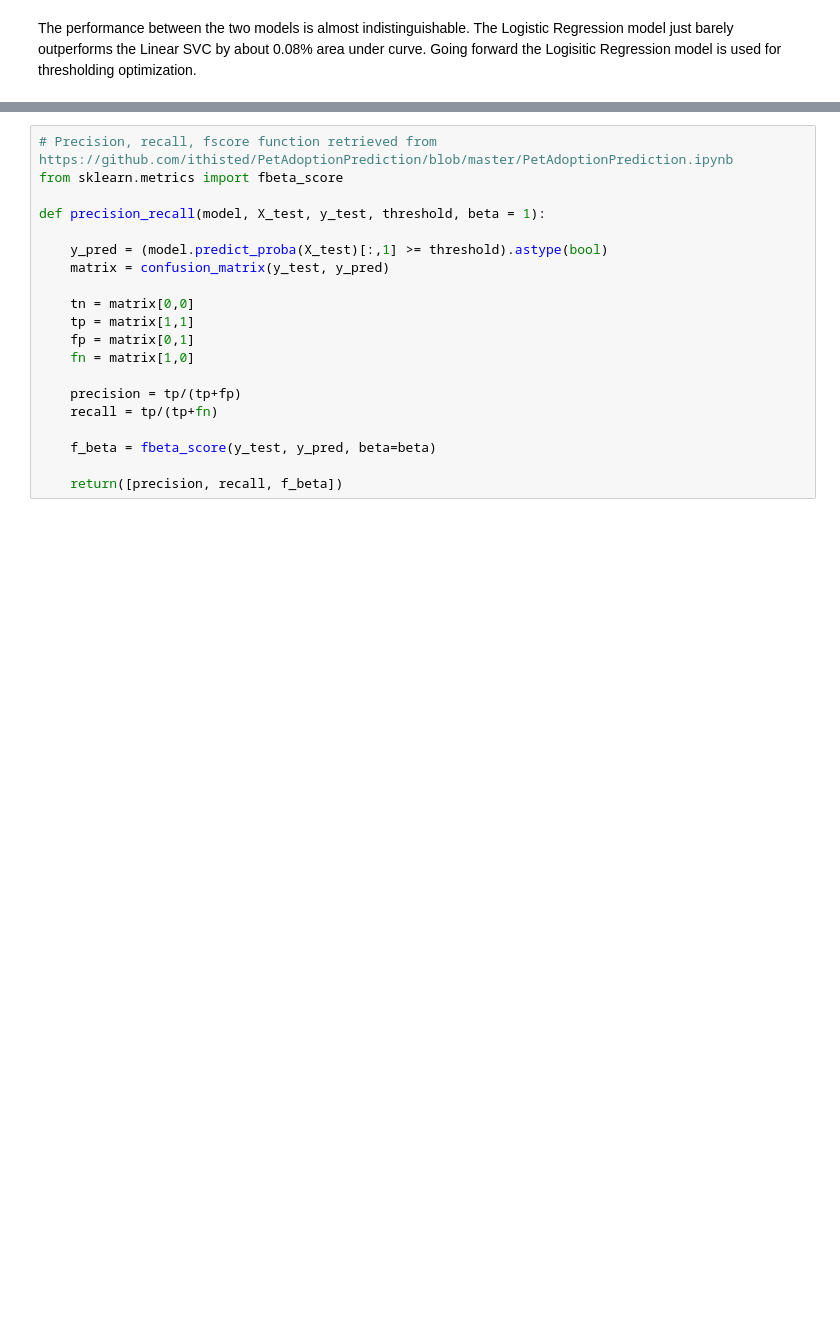
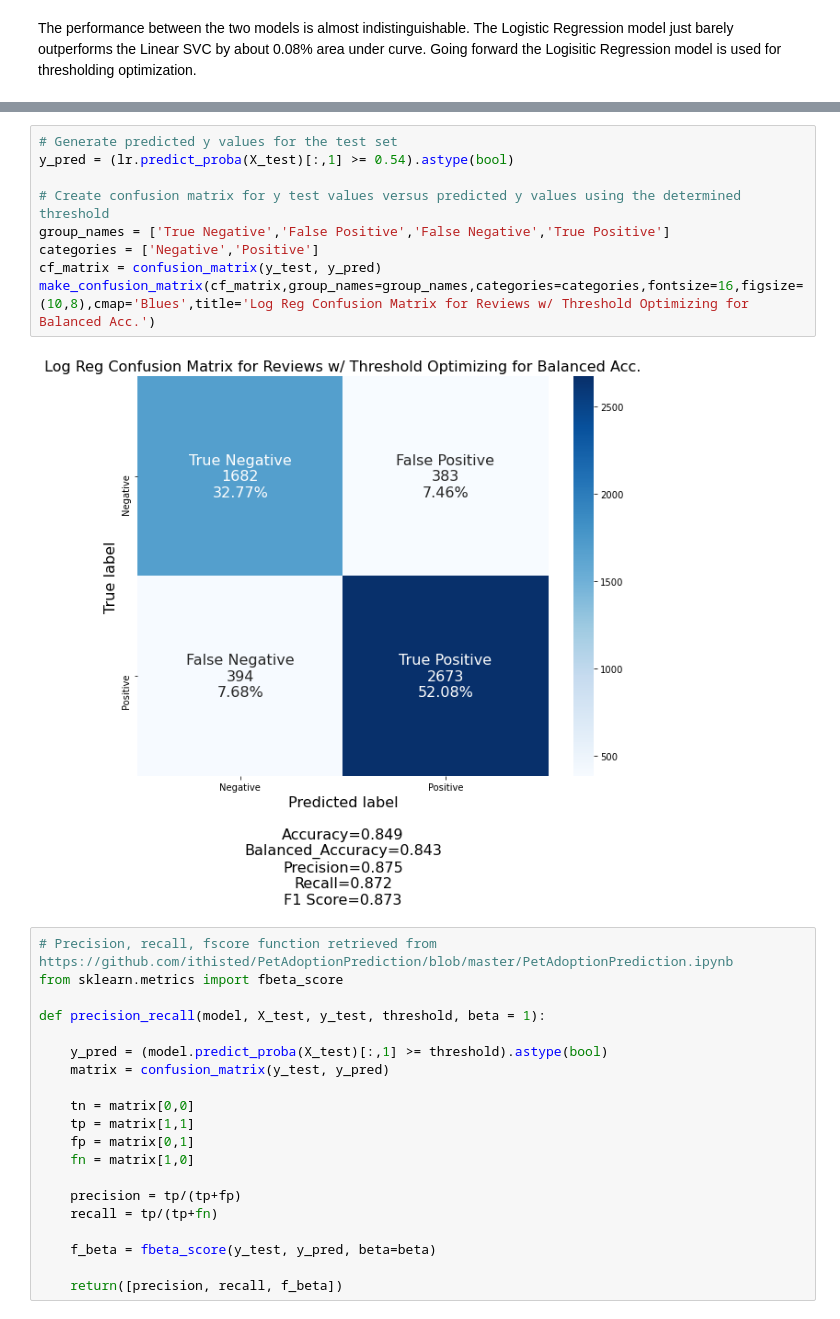
Before and after one commit to filiaguilar/Springboard-DS, a Jupyter notebook: Capstone 2/Pre-processing and Modeling.ipynb, the cells around one changed output, grey strips where cells are left out. Drawn from its saved outputs; the diff is of its cells as text; blank space fills up the shorter version.

```diff
--- a/Capstone 2/Pre-processing and Modeling.ipynb
+++ b/Capstone 2/Pre-processing and Modeling.ipynb
@@ -350,3 +456,14 @@ plt.show()
+# %%
+# Generate predicted y values for the test set
+y_pred = (lr.predict_proba(X_test)[:,1] >= 0.54).astype(bool)
+
+# Create confusion matrix for y test values versus predicted y values using the determined threshold
+group_names = ['True Negative','False Positive','False Negative','True Positive']
+categories = ['Negative','Positive']
+cf_matrix = confusion_matrix(y_test, y_pred)
+make_confusion_matrix(cf_matrix,group_names=group_names,categories=categories,fontsize=16,figsize=(10,8),cmap='Blues',title='Log Reg Confusion Matrix for Reviews w/ Threshold Optimizing for Balanced Acc.')
+# %% [output]
+[figure, added]
 # %%
 # Precision, recall, fscore function retrieved from https://github.com/ithisted/PetAdoptionPrediction/blob/master/PetAdoptionPrediction.ipynb
 from sklearn.metrics import fbeta_score
```
Also changed, not shown: parts of 17 cells of this notebook, 1 other file.
